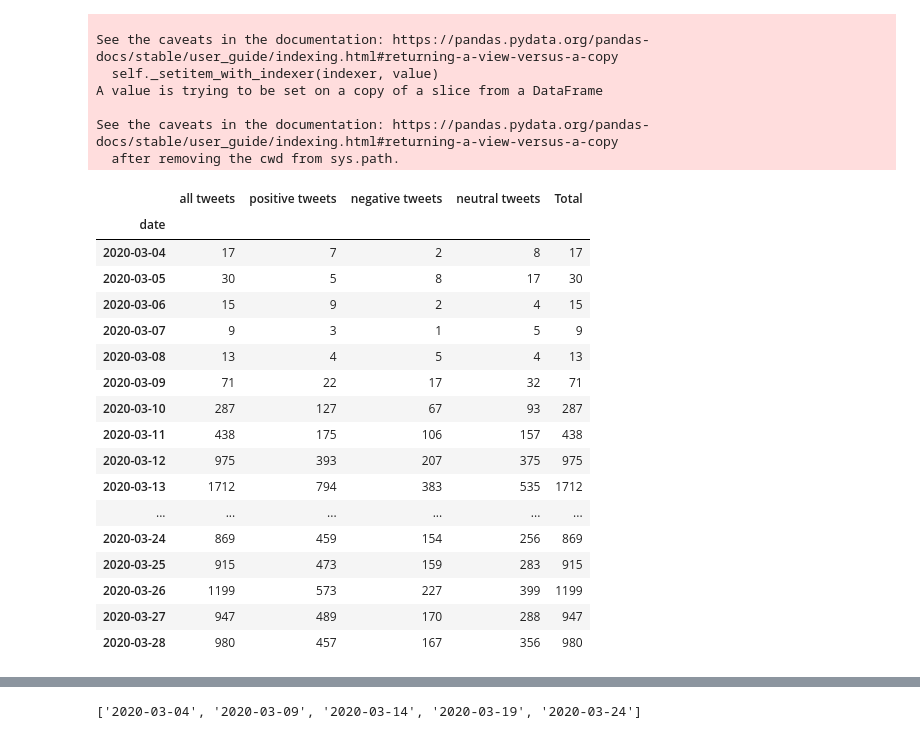
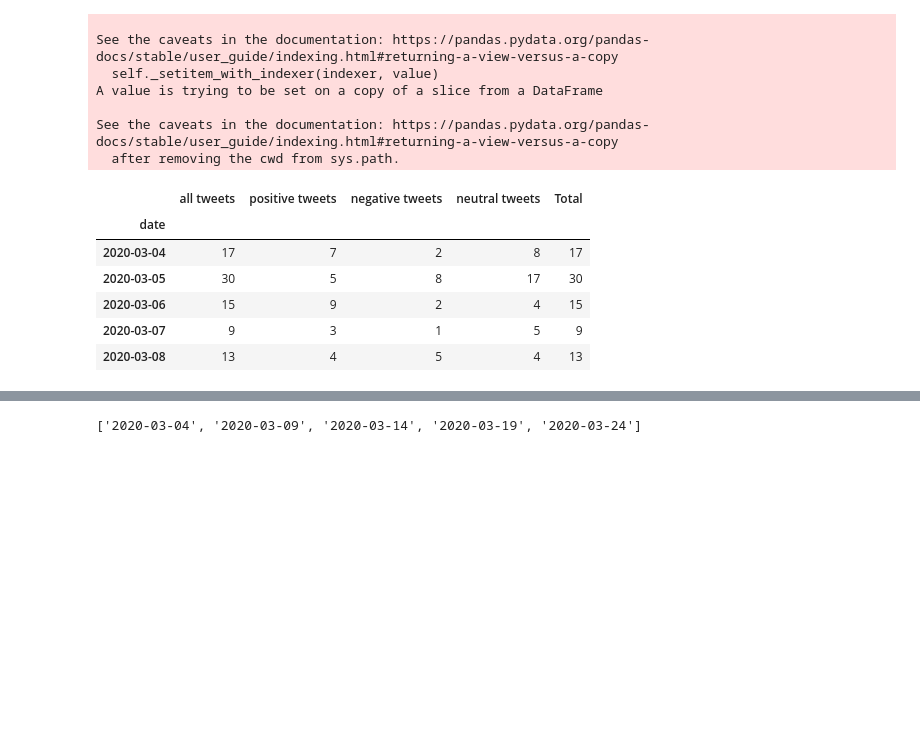
Before and after one commit to armandordorica/Twitter_Sentiment_Analysis, a Jupyter notebook: Covid19_NYC_ARIMA.ipynb, the cells around one changed output, grey strips where cells are left out. Cells and saved outputs as stored; diff of their text form; code cells hidden in the pictures; blank space fills up the shorter version.

```diff
--- a/Covid19_NYC_ARIMA.ipynb
+++ b/Covid19_NYC_ARIMA.ipynb
@@ -753,26 +730,15 @@ df3.columns = ['all tweets', 'positive tweets', 'negative tweets', 'neutral twee
 df3['Total'] = df3['positive tweets'] + df3['negative tweets'] + df3['neutral tweets']
 df3.to_csv("sentiment_analysis_time_series_nyc_twitter.csv")
 # %%
-df3
+df3.head(5)
 # %% [output]
 |  | all tweets | positive tweets | negative tweets | neutral tweets | Total |
 | date |  |  |  |  |  |
 | 2020-03-04 | 17 | 7 | 2 | 8 | 17 |
 | 2020-03-05 | 30 | 5 | 8 | 17 | 30 |
 | 2020-03-06 | 15 | 9 | 2 | 4 | 15 |
 | 2020-03-07 | 9 | 3 | 1 | 5 | 9 |
 | 2020-03-08 | 13 | 4 | 5 | 4 | 13 |
-| 2020-03-09 | 71 | 22 | 17 | 32 | 71 |
-| 2020-03-10 | 287 | 127 | 67 | 93 | 287 |
-| 2020-03-11 | 438 | 175 | 106 | 157 | 438 |
-| 2020-03-12 | 975 | 393 | 207 | 375 | 975 |
-| 2020-03-13 | 1712 | 794 | 383 | 535 | 1712 |
-| ... | ... | ... | ... | ... | ... |
-| 2020-03-24 | 869 | 459 | 154 | 256 | 869 |
-| 2020-03-25 | 915 | 473 | 159 | 283 | 915 |
-| 2020-03-26 | 1199 | 573 | 227 | 399 | 1199 |
-| 2020-03-27 | 947 | 489 | 170 | 288 | 947 |
-| 2020-03-28 | 980 | 457 | 167 | 356 | 980 |
 # %%
 merged_df = pd.merge(df, df3, on='date', how='inner')
 # %%
```
Also changed, not shown: parts of 31 cells of this notebook.
